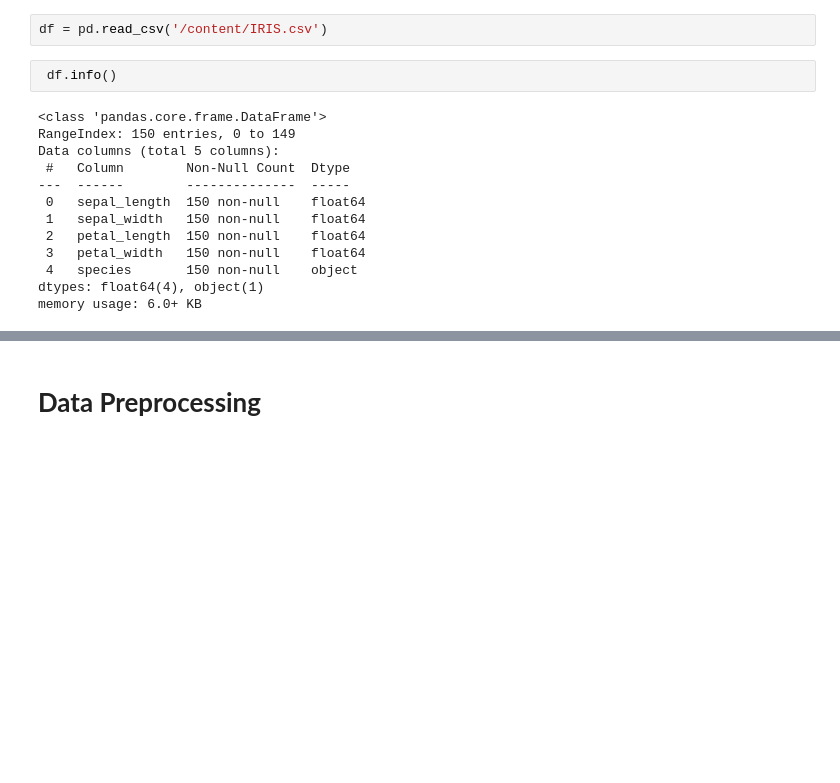
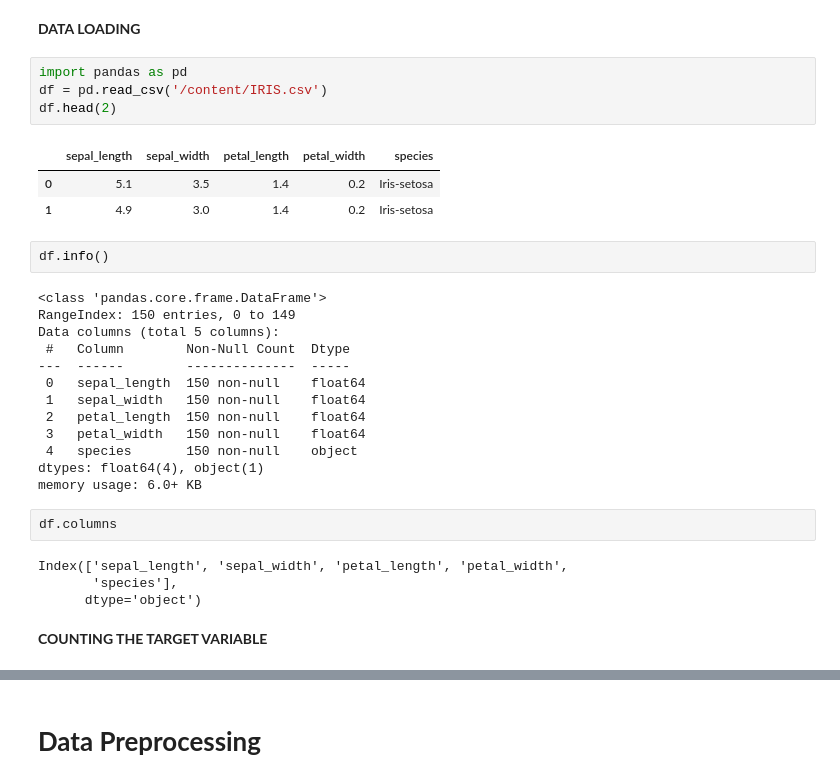
Before and after one commit to anikashaji/CODSOFT, a Jupyter notebook: IRIS_Flower_Data_Analysis.ipynb, the cells around one changed output, grey strips where cells are left out. Cells and saved outputs as stored; diff of their text form; blank space fills up the shorter version.

```diff
--- a/IRIS_Flower_Data_Analysis.ipynb
+++ b/IRIS_Flower_Data_Analysis.ipynb
@@ -13,20 +3,36 @@ from sklearn.preprocessing import LabelEncoder
+# %% [markdown]
+**DATA LOADING**
 # %%
+import pandas as pd
 df = pd.read_csv('/content/IRIS.csv')
+df.head(2)
+# %% [output]
+|  | sepal_length | sepal_width | petal_length | petal_width | species |
+| 0 | 5.1 | 3.5 | 1.4 | 0.2 | Iris-setosa |
+| 1 | 4.9 | 3.0 | 1.4 | 0.2 | Iris-setosa |
-# %%
- df.info()
-# %% [output]
-<class 'pandas.core.frame.DataFrame'>
-RangeIndex: 150 entries, 0 to 149
-Data columns (total 5 columns):
- #   Column        Non-Null Count  Dtype
----  ------        --------------  -----
- 0   sepal_length  150 non-null    float64
- 1   sepal_width   150 non-null    float64
- 2   petal_length  150 non-null    float64
- 3   petal_width   150 non-null    float64
- 4   species       150 non-null    object
-dtypes: float64(4), object(1)
-memory usage: 6.0+ KB
+# %%
+df.info()
+# %% [output]
+<class 'pandas.core.frame.DataFrame'>
+RangeIndex: 150 entries, 0 to 149
+Data columns (total 5 columns):
+ #   Column        Non-Null Count  Dtype
+---  ------        --------------  -----
+ 0   sepal_length  150 non-null    float64
+ 1   sepal_width   150 non-null    float64
+ 2   petal_length  150 non-null    float64
+ 3   petal_width   150 non-null    float64
+ 4   species       150 non-null    object
+dtypes: float64(4), object(1)
+memory usage: 6.0+ KB
+# %%
+df.columns
+# %% [output]
+Index(['sepal_length', 'sepal_width', 'petal_length', 'petal_width',
+       'species'],
+      dtype='object')
+# %% [markdown]
+**COUNTING THE TARGET VARIABLE**
 # %%
 df['species'].value_counts()
 # %% [output]
```
Also changed, not shown: parts of 39 cells of this notebook.
